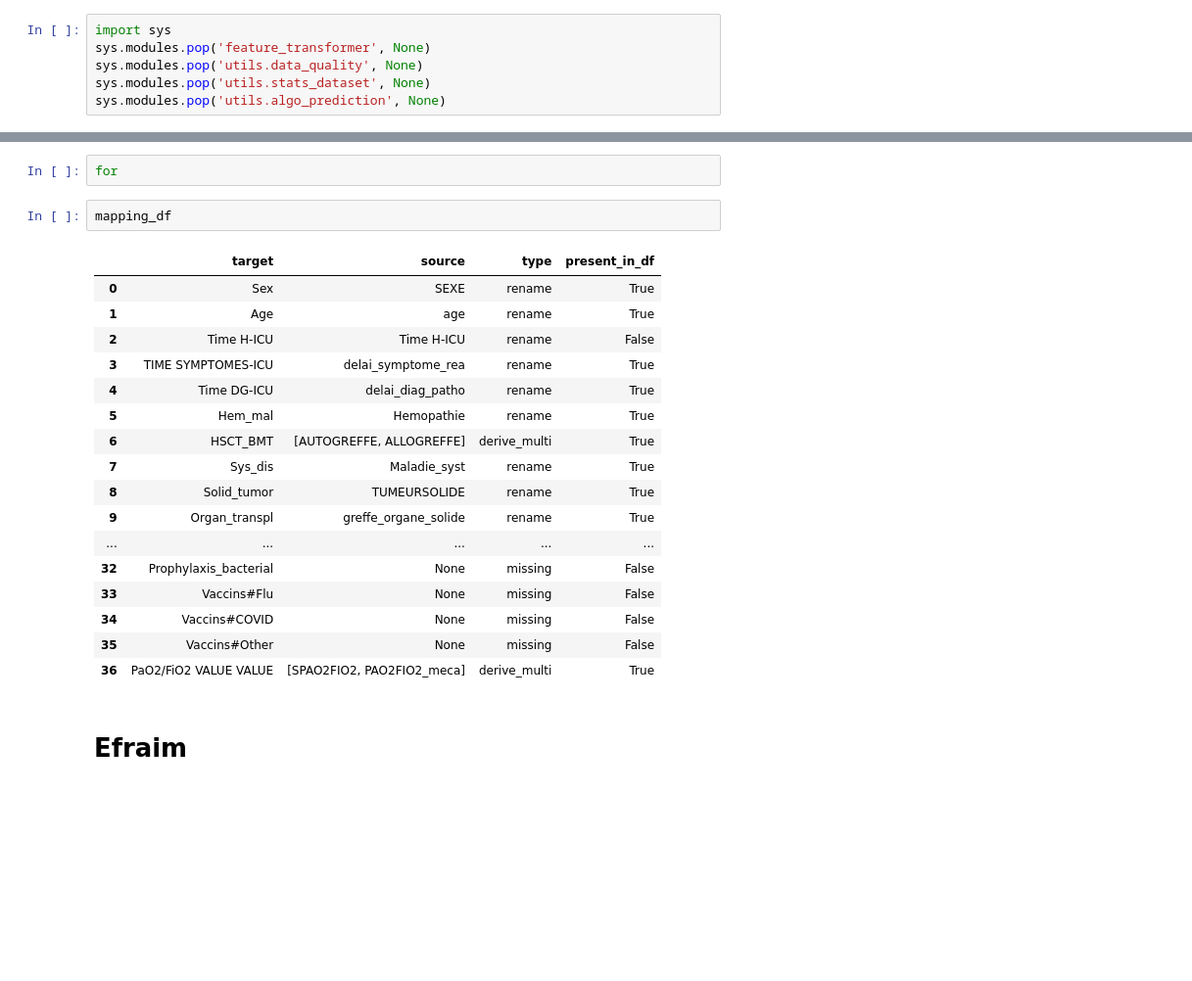
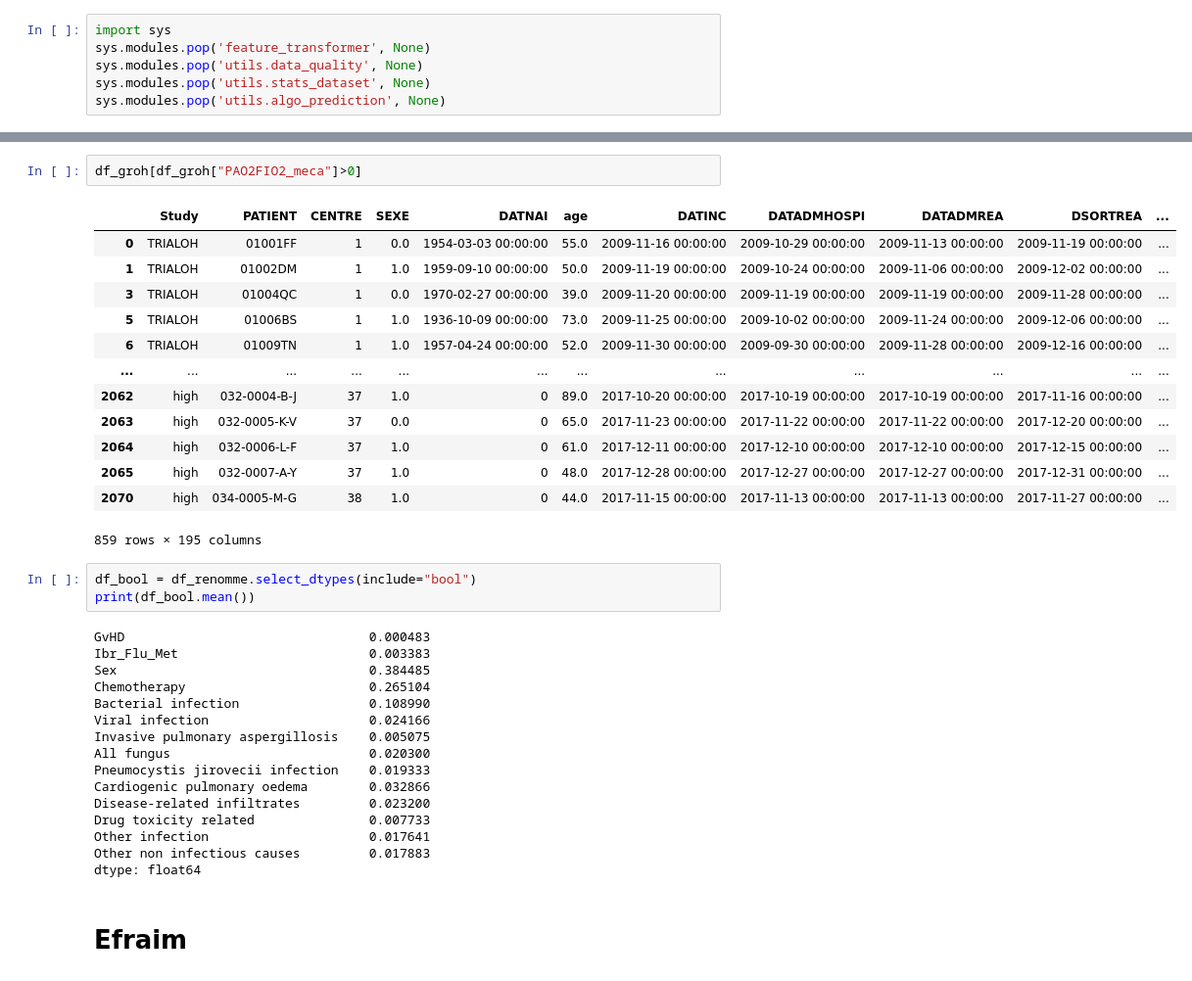
Before and after one commit to Romain-Forte/respiratory_diagnostics, a Jupyter notebook: bazea_dataset.ipynb, the cells around one changed output, grey strips where cells are left out. Shown at 98% size. Drawn from its saved outputs; the diff is of its cells as text; blank space fills up the shorter version.

```diff
--- a/bazea_dataset.ipynb
+++ b/bazea_dataset.ipynb
@@ -77,25 +76,38 @@ Index(['Sex', 'Age', 'delai_hop_rea', 'TIME SYMPTOMES-ICU', 'Time  DG-ICU',
 # %%
-for
+df_groh[df_groh["PAO2FIO2_meca"]>0]
+# %% [output]
+|  | Study | PATIENT | CENTRE | SEXE | DATNAI | age | DATINC | DATADMHOSPI | DATADMREA | DSORTREA | ... |
+| 0 | TRIALOH | 01001FF | 1 | 0.0 | 1954-03-03 00:00:00 | 55.0 | 2009-11-16 00:00:00 | 2009-10-29 00:00:00 | 2009-11-13 00:00:00 | 2009-11-19 00:00:00 | ... |
+| 1 | TRIALOH | 01002DM | 1 | 1.0 | 1959-09-10 00:00:00 | 50.0 | 2009-11-19 00:00:00 | 2009-10-24 00:00:00 | 2009-11-06 00:00:00 | 2009-12-02 00:00:00 | ... |
+| 3 | TRIALOH | 01004QC | 1 | 0.0 | 1970-02-27 00:00:00 | 39.0 | 2009-11-20 00:00:00 | 2009-11-19 00:00:00 | 2009-11-19 00:00:00 | 2009-11-28 00:00:00 | ... |
+| 5 | TRIALOH | 01006BS | 1 | 1.0 | 1936-10-09 00:00:00 | 73.0 | 2009-11-25 00:00:00 | 2009-10-02 00:00:00 | 2009-11-24 00:00:00 | 2009-12-06 00:00:00 | ... |
+| 6 | TRIALOH | 01009TN | 1 | 1.0 | 1957-04-24 00:00:00 | 52.0 | 2009-11-30 00:00:00 | 2009-09-30 00:00:00 | 2009-11-28 00:00:00 | 2009-12-16 00:00:00 | ... |
+| ... | ... | ... | ... | ... | ... | ... | ... | ... | ... | ... | ... |
+| 2062 | high | 032-0004-B-J | 37 | 1.0 | 0 | 89.0 | 2017-10-20 00:00:00 | 2017-10-19 00:00:00 | 2017-10-19 00:00:00 | 2017-11-16 00:00:00 | ... |
+| 2063 | high | 032-0005-K-V | 37 | 0.0 | 0 | 65.0 | 2017-11-23 00:00:00 | 2017-11-22 00:00:00 | 2017-11-22 00:00:00 | 2017-12-20 00:00:00 | ... |
+| 2064 | high | 032-0006-L-F | 37 | 1.0 | 0 | 61.0 | 2017-12-11 00:00:00 | 2017-12-10 00:00:00 | 2017-12-10 00:00:00 | 2017-12-15 00:00:00 | ... |
+| 2065 | high | 032-0007-A-Y | 37 | 1.0 | 0 | 48.0 | 2017-12-28 00:00:00 | 2017-12-27 00:00:00 | 2017-12-27 00:00:00 | 2017-12-31 00:00:00 | ... |
+| 2070 | high | 034-0005-M-G | 38 | 1.0 | 0 | 44.0 | 2017-11-15 00:00:00 | 2017-11-13 00:00:00 | 2017-11-13 00:00:00 | 2017-11-27 00:00:00 | ... |
+859 rows × 195 columns
 # %%
-mapping_df
+df_bool = df_renomme.select_dtypes(include="bool")
+print(df_bool.mean())
 # %% [output]
-|  | target | source | type | present_in_df |
-| 0 | Sex | SEXE | rename | True |
-| 1 | Age | age | rename | True |
-| 2 | Time H-ICU | Time H-ICU | rename | False |
-| 3 | TIME SYMPTOMES-ICU | delai_symptome_rea | rename | True |
-| 4 | Time DG-ICU | delai_diag_patho | rename | True |
-| 5 | Hem_mal | Hemopathie | rename | True |
-| 6 | HSCT_BMT | [AUTOGREFFE, ALLOGREFFE] | derive_multi | True |
-| 7 | Sys_dis | Maladie_syst | rename | True |
-| 8 | Solid_tumor | TUMEURSOLIDE | rename | True |
-| 9 | Organ_transpl | greffe_organe_solide | rename | True |
-| ... | ... | ... | ... | ... |
-| 32 | Prophylaxis_bacterial | None | missing | False |
-| 33 | Vaccins#Flu | None | missing | False |
-| 34 | Vaccins#COVID | None | missing | False |
-| 35 | Vaccins#Other | None | missing | False |
-| 36 | PaO2/FiO2 VALUE VALUE | [SPAO2FIO2, PAO2FIO2_meca] | derive_multi | True |
+GvHD                                0.000483
+Ibr_Flu_Met                         0.003383
+Sex                                 0.384485
+Chemotherapy                        0.265104
+Bacterial infection                 0.108990
+Viral infection                     0.024166
+Invasive pulmonary aspergillosis    0.005075
+All fungus                          0.020300
+Pneumocystis jirovecii infection    0.019333
+Cardiogenic pulmonary oedema        0.032866
+Disease-related infiltrates         0.023200
+Drug toxicity related               0.007733
+Other infection                     0.017641
+Other non infectious causes         0.017883
+dtype: float64
 # %% [markdown]
 # Efraim
 # %%
```
Also changed, not shown: parts of 11 cells of this notebook, 7 other files.
